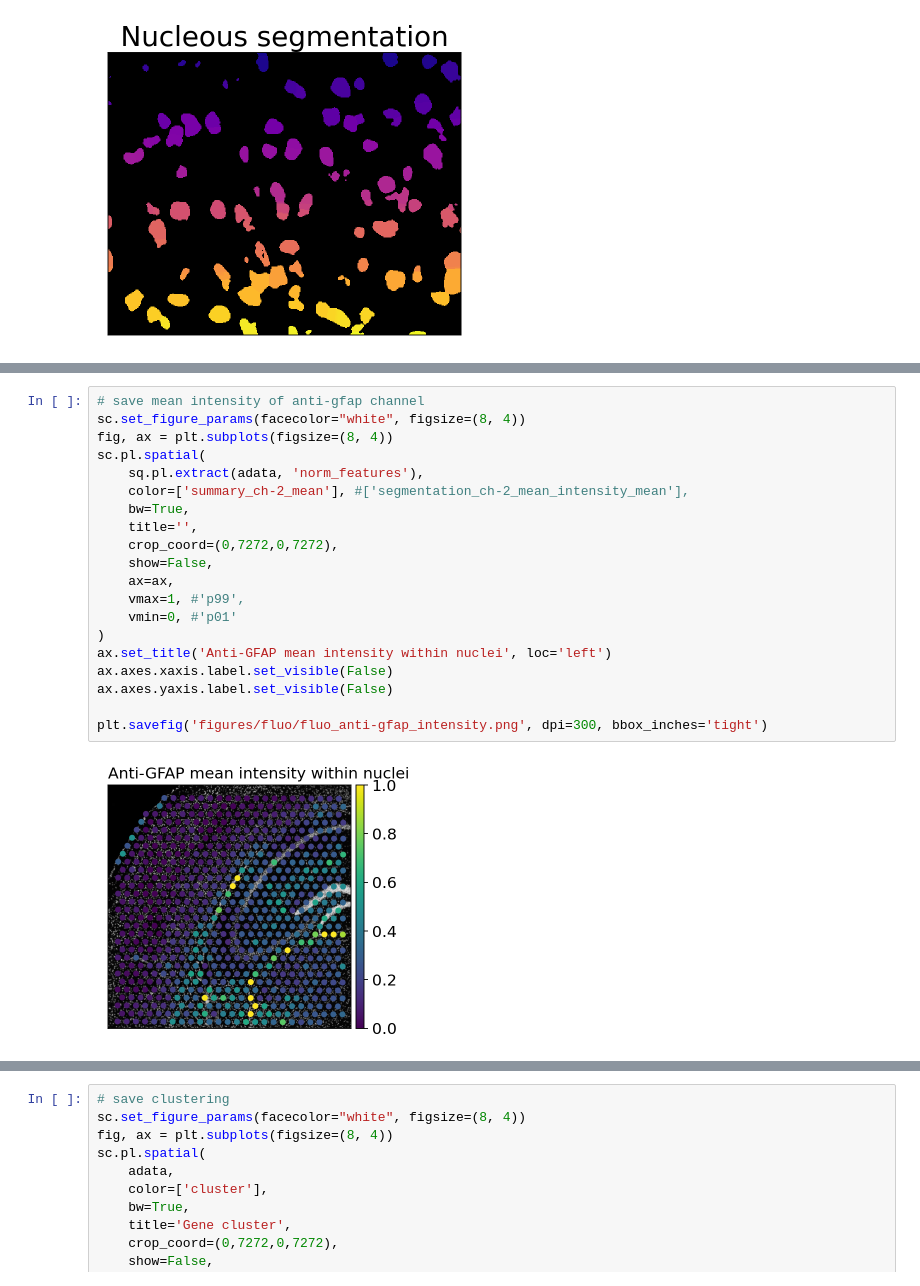
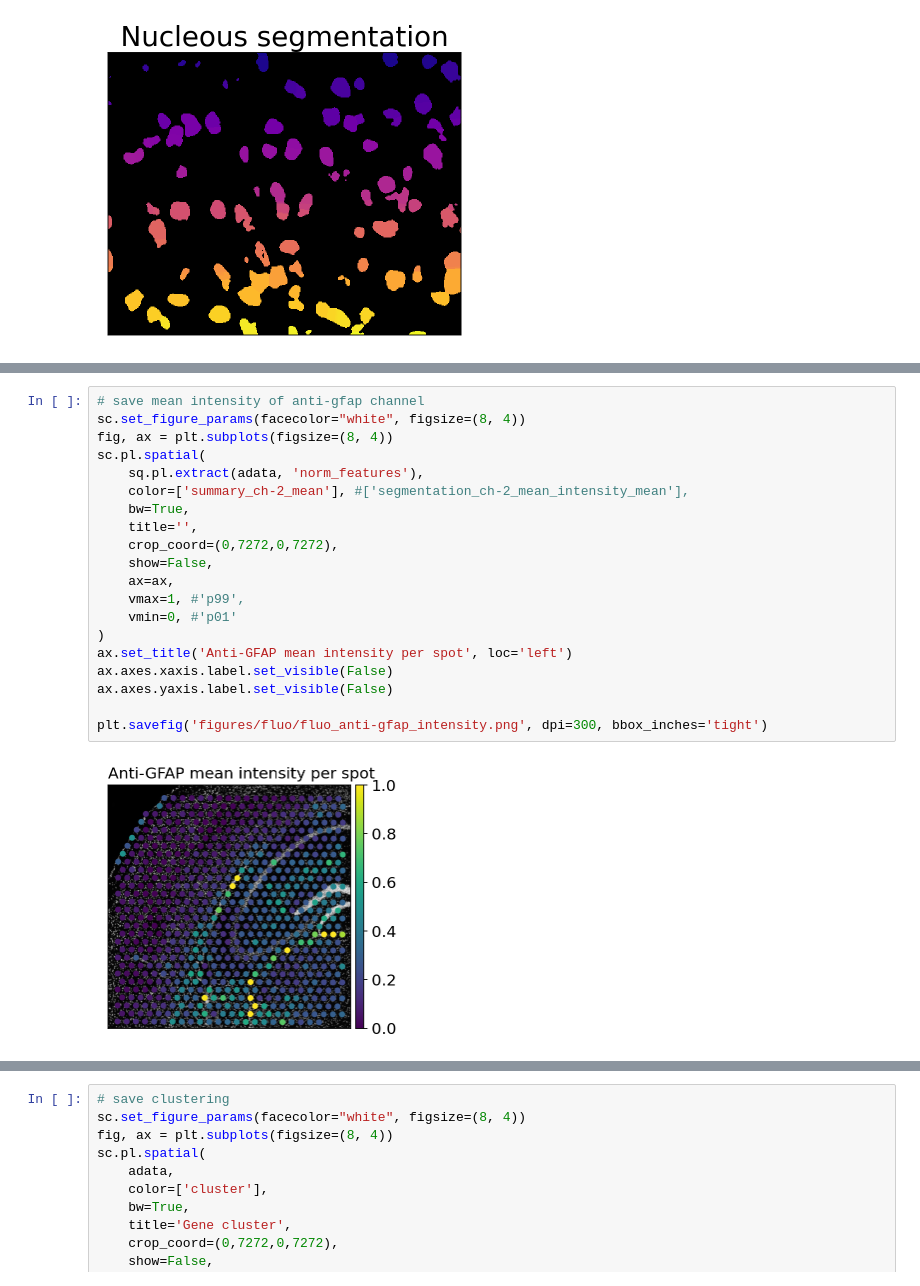
Before and after one commit to theislab/squidpy_reproducibility, a Jupyter notebook: notebooks/image_figures/fluo_image_analysis.ipynb, the cells around one changed output, grey strips where cells are left out. Drawn from its saved outputs; the diff is of its cells as text.

```diff
--- a/notebooks/image_figures/fluo_image_analysis.ipynb
+++ b/notebooks/image_figures/fluo_image_analysis.ipynb
@@ -177,25 +199,25 @@ See the caveats in the documentation: https://pandas.pydata.org/pandas-docs/stab
 # %%
 # save mean intensity of anti-gfap channel
 sc.set_figure_params(facecolor="white", figsize=(8, 4))
 fig, ax = plt.subplots(figsize=(8, 4))
 sc.pl.spatial(
     sq.pl.extract(adata, 'norm_features'),
     color=['summary_ch-2_mean'], #['segmentation_ch-2_mean_intensity_mean'],
     bw=True,
     title='',
     crop_coord=(0,7272,0,7272),
     show=False,
     ax=ax,
     vmax=1, #'p99',
     vmin=0, #'p01'
 )
-ax.set_title('Anti-GFAP mean intensity within nuclei', loc='left')
+ax.set_title('Anti-GFAP mean intensity per spot', loc='left')
 ax.axes.xaxis.label.set_visible(False)
 ax.axes.yaxis.label.set_visible(False)
 
 plt.savefig('figures/fluo/fluo_anti-gfap_intensity.png', dpi=300, bbox_inches='tight')
 # %% [output]
-[figure, old version]
+[figure, new version]
 # %%
 # plot low/high GFAP spots vs gfap
 adata.obs['high_GFAP'] = adata.obsm['norm_features']['summary_ch-2_mean'] > np.median(adata.obsm['norm_features']['summary_ch-2_mean'])
```
Also changed, not shown: parts of 6 cells of this notebook.
